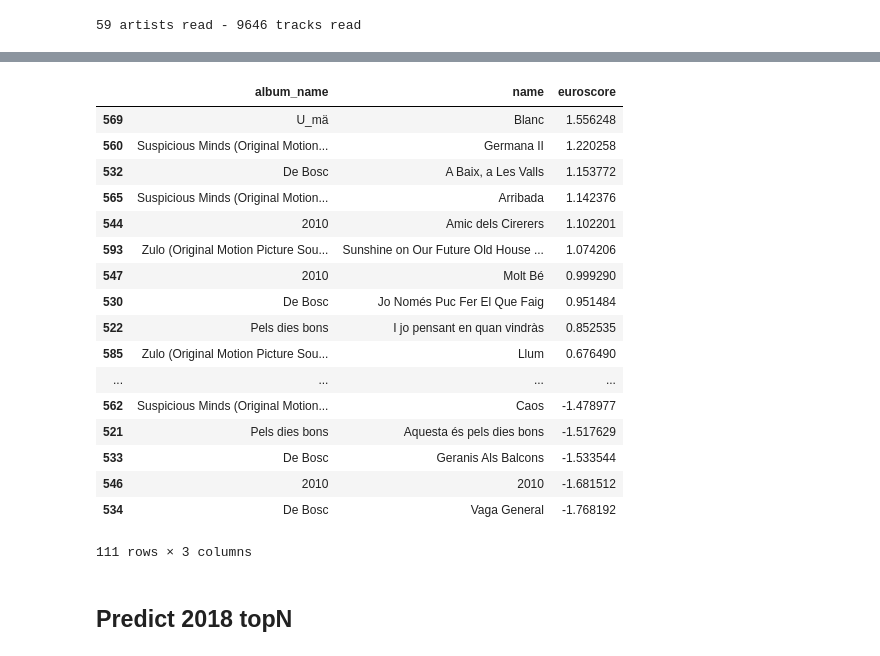
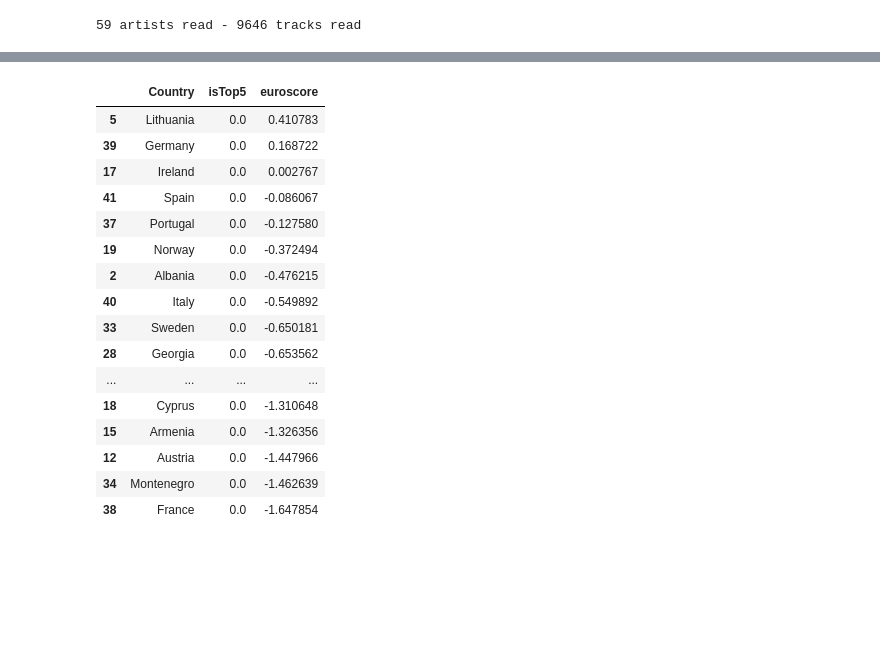
Before and after one commit to eduardbonada/eurovision_songs, a Jupyter notebook: Predict Eurovision using Audio Features.ipynb, the cells around one changed output, grey strips where cells are left out. Cells and saved outputs as stored; diff of their text form; code cells hidden in the pictures; blank space fills up the shorter version.

Commit message:
predict 2018 songs

```diff
--- a/Predict Eurovision using Audio Features.ipynb
+++ b/Predict Eurovision using Audio Features.ipynb
@@ -103,7 +103,7 @@ Score test:  -0.02123805796681366
 tracks_df['isTop5'] = tracks_df.apply(lambda r: 1 if r['Rank']<=5 else 0, axis=1)
 tracks_df['isTop10'] = tracks_df.apply(lambda r: 1 if r['Rank']<=10 else 0, axis=1)
 # %%
-isTopN = 'isTop10'
+isTopN = 'isTop5'
 
 # set the features to analyze in the model
 features = ['acousticness', 'danceability', 'energy',\
@@ -197,0 +319,13 @@ X_new = dmatrix('{}'.format(features_string), songs_to_predict, return_type = 'd
+# %%
+# read from file if already downloaded
+songs_full_info = []
+track_ids_read = []
+if os.path.isfile('2018_songs_info.json'):
+    json_data=open('2018_songs_info.json').read()
+    songs_full_info = json.loads(json_data)
+    track_ids_read = [t['id'] for t in songs_full_info]
+    print("{} songs read".format(len(track_ids_read)))
+
+# Create pandas dataframe
+songs_df = pd.DataFrame.from_dict(songs_full_info).drop(['analysis_url', 'track_href', 'uri', 'id'], 1)
+songs_df[['Rank','Points']] = songs_df[['Rank','Points']].apply(pd.to_numeric)
@@ -198,4 +334,16 @@ X_new = dmatrix('{}'.format(features_string), songs_to_predict, return_type = 'd
 # %%
+# create a dataframe with the songs to predict
+songs_to_predict = songs_df
+
+# create features matrix
+X_new = dmatrix('{}'.format(features_string), songs_to_predict, return_type = 'dataframe')
+
 # normalize features
 X_new_norm = pd.DataFrame(scaler.transform(X_new))
 X_new_norm[0] = 1 # set intercept back to 1 (scaler sets it to 0 because of 0 variance)
+
+# preict topN
+songs_to_predict[isTopN] = regressor.predict(X_new_norm)
+
+# compute the new predicted score using the feature weights modeled in Logistic Regression
+songs_to_predict['euroscore'] = np.dot(X_new_norm, model.coef_.T)
@@ -222,23 +350,20 @@ Name: euroscore, dtype: float64
 # %%
-songs_to_predict[['album_name', 'name', 'euroscore']].sort_values(by='euroscore', ascending=False)
+songs_to_predict[['Country', isTopN, 'euroscore']].sort_values(by=[isTopN, 'euroscore'], ascending=False)
 # %% [output]
-|  | album_name | name | euroscore |
-| 569 | U_mä | Blanc | 1.556248 |
-| 560 | Suspicious Minds (Original Motion... | Germana II | 1.220258 |
-| 532 | De Bosc | A Baix, a Les Valls | 1.153772 |
-| 565 | Suspicious Minds (Original Motion... | Arribada | 1.142376 |
-| 544 | 2010 | Amic dels Cirerers | 1.102201 |
-| 593 | Zulo (Original Motion Picture Sou... | Sunshine on Our Future Old House ... | 1.074206 |
-| 547 | 2010 | Molt Bé | 0.999290 |
-| 530 | De Bosc | Jo Només Puc Fer El Que Faig | 0.951484 |
-| 522 | Pels dies bons | I jo pensant en quan vindràs | 0.852535 |
-| 585 | Zulo (Original Motion Picture Sou... | Llum | 0.676490 |
+|  | Country | isTop5 | euroscore |
+| 5 | Lithuania | 0.0 | 0.410783 |
+| 39 | Germany | 0.0 | 0.168722 |
+| 17 | Ireland | 0.0 | 0.002767 |
+| 41 | Spain | 0.0 | -0.086067 |
+| 37 | Portugal | 0.0 | -0.127580 |
+| 19 | Norway | 0.0 | -0.372494 |
+| 2 | Albania | 0.0 | -0.476215 |
+| 40 | Italy | 0.0 | -0.549892 |
+| 33 | Sweden | 0.0 | -0.650181 |
+| 28 | Georgia | 0.0 | -0.653562 |
 | ... | ... | ... | ... |
-| 562 | Suspicious Minds (Original Motion... | Caos | -1.478977 |
-| 521 | Pels dies bons | Aquesta és pels dies bons | -1.517629 |
-| 533 | De Bosc | Geranis Als Balcons | -1.533544 |
-| 546 | 2010 | 2010 | -1.681512 |
-| 534 | De Bosc | Vaga General | -1.768192 |
+| 18 | Cyprus | 0.0 | -1.310648 |
+| 15 | Armenia | 0.0 | -1.326356 |
+| 12 | Austria | 0.0 | -1.447966 |
+| 34 | Montenegro | 0.0 | -1.462639 |
+| 38 | France | 0.0 | -1.647854 |
-111 rows × 3 columns
-# %% [markdown]
-## Predict 2018 topN
```
Also changed, not shown: parts of 15 cells of this notebook, 4 other files.
